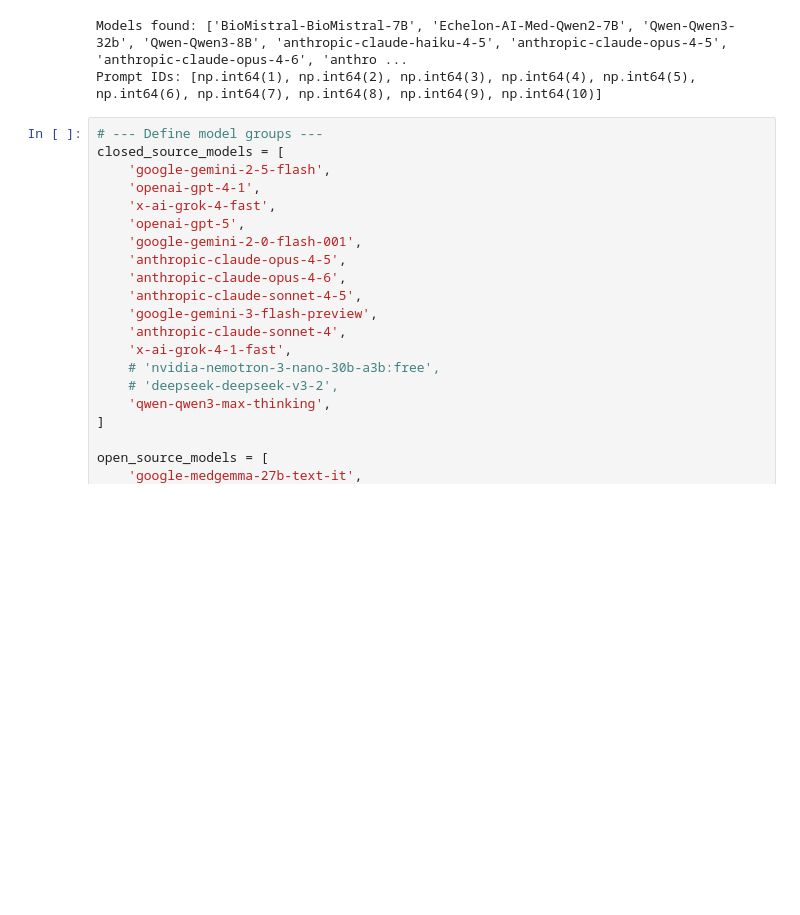
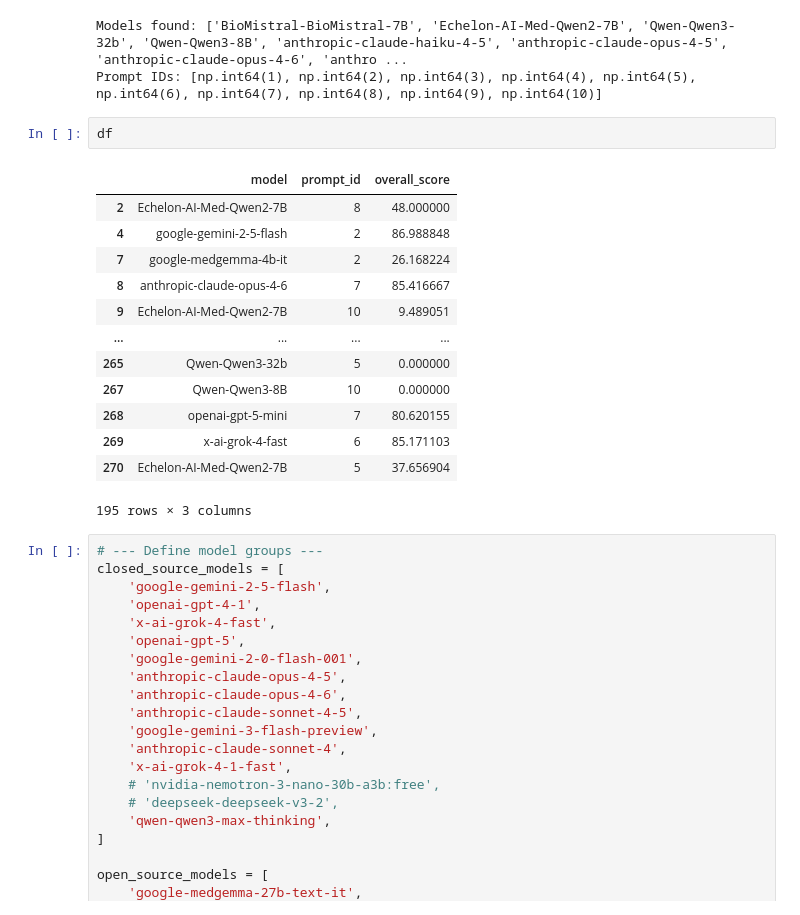
Before and after one commit to bioinformatics-ua/ArchEHR-QA-2026, a Jupyter notebook: Subtask4/inference/model_prompt_heatmap.ipynb, the cells around one changed output. Cells and saved outputs as stored; diff of their text form; blank space fills up the shorter version.

```diff
--- a/Subtask4/inference/model_prompt_heatmap.ipynb
+++ b/Subtask4/inference/model_prompt_heatmap.ipynb
@@ -46,6 +46,22 @@ print("Prompt IDs:", sorted(df['prompt_id'].unique()))
 # %% [output]
 Models found: ['BioMistral-BioMistral-7B', 'Echelon-AI-Med-Qwen2-7B', 'Qwen-Qwen3-32b', 'Qwen-Qwen3-8B', 'anthropic-claude-haiku-4-5', 'anthropic-claude-opus-4-5', 'anthropic-claude-opus-4-6', 'anthro ...
 Prompt IDs: [np.int64(1), np.int64(2), np.int64(3), np.int64(4), np.int64(5), np.int64(6), np.int64(7), np.int64(8), np.int64(9), np.int64(10)]
+# %%
+df
+# %% [output]
+|  | model | prompt_id | overall_score |
+| 2 | Echelon-AI-Med-Qwen2-7B | 8 | 48.000000 |
+| 4 | google-gemini-2-5-flash | 2 | 86.988848 |
+| 7 | google-medgemma-4b-it | 2 | 26.168224 |
+| 8 | anthropic-claude-opus-4-6 | 7 | 85.416667 |
+| 9 | Echelon-AI-Med-Qwen2-7B | 10 | 9.489051 |
+| ... | ... | ... | ... |
+| 265 | Qwen-Qwen3-32b | 5 | 0.000000 |
+| 267 | Qwen-Qwen3-8B | 10 | 0.000000 |
+| 268 | openai-gpt-5-mini | 7 | 80.620155 |
+| 269 | x-ai-grok-4-fast | 6 | 85.171103 |
+| 270 | Echelon-AI-Med-Qwen2-7B | 5 | 37.656904 |
+195 rows × 3 columns
 # %%
 # --- Define model groups ---
 closed_source_models = [
```
Also changed, not shown: parts of 2 cells of this notebook, 2 other files.
